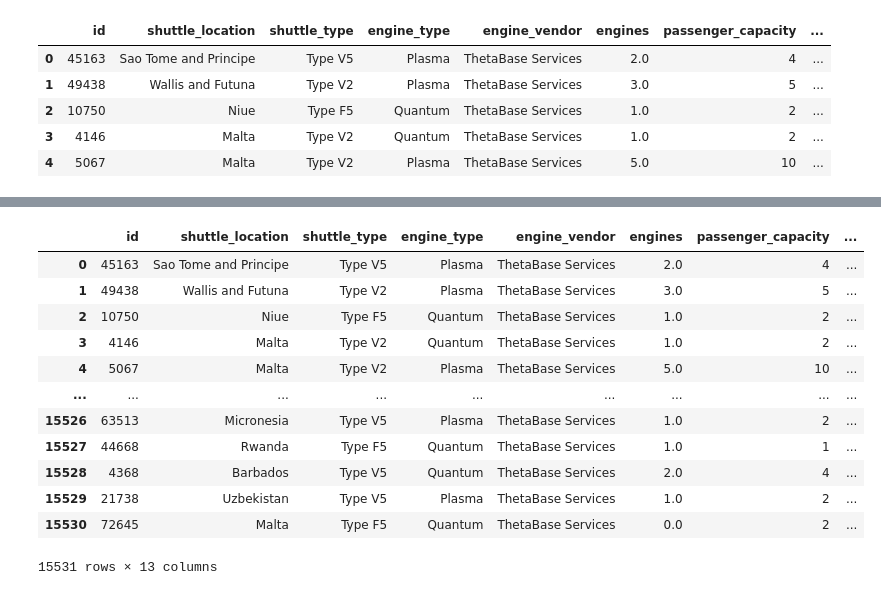
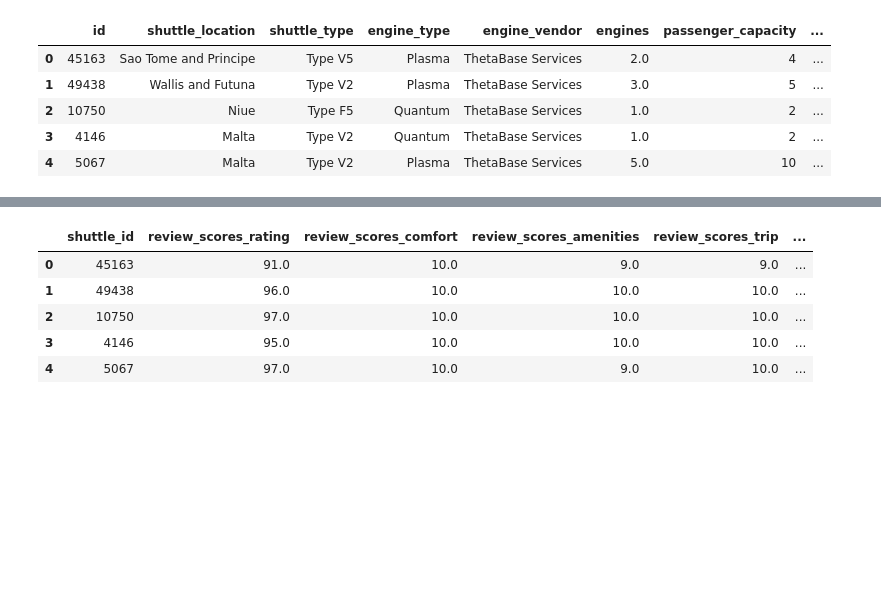
Before and after one commit to Alex-Drysdale/Projects_portfolio, a Jupyter notebook: Kedro/spaceflights/notebooks/data-exploration.ipynb, the cells around one changed output, grey strips where cells are left out. Cells and saved outputs as stored; diff of their text form; code cells hidden in the pictures; blank space fills up the shorter version.

```diff
--- a/Kedro/spaceflights/notebooks/data-exploration.ipynb
+++ b/Kedro/spaceflights/notebooks/data-exploration.ipynb
@@ -137,5 +137,5 @@ shuttles.head()
 | 3 | 4146 | Malta | Type V2 | Quantum | ThetaBase Services | 1.0 | 2 | ... |
 | 4 | 5067 | Malta | Type V2 | Plasma | ThetaBase Services | 5.0 | 10 | ... |
 # %%
-catalog.load('reviews')
+reviews = catalog.load('reviews')
 # %% [output]
@@ -157,3 +143,3 @@ catalog.load('reviews')
 # %%
-catalog.load('shuttles') # don't have to specify what filetype or path!!
+reviews.head()
 # %% [output]
@@ -161,14 +146,7 @@ catalog.load('shuttles') # don't have to specify what filetype or path!!
 [interactive output not drawn]
-|  | id | shuttle_location | shuttle_type | engine_type | engine_vendor | engines | passenger_capacity | ... |
-| 0 | 45163 | Sao Tome and Principe | Type V5 | Plasma | ThetaBase Services | 2.0 | 4 | ... |
-| 1 | 49438 | Wallis and Futuna | Type V2 | Plasma | ThetaBase Services | 3.0 | 5 | ... |
-| 2 | 10750 | Niue | Type F5 | Quantum | ThetaBase Services | 1.0 | 2 | ... |
-| 3 | 4146 | Malta | Type V2 | Quantum | ThetaBase Services | 1.0 | 2 | ... |
-| 4 | 5067 | Malta | Type V2 | Plasma | ThetaBase Services | 5.0 | 10 | ... |
-| ... | ... | ... | ... | ... | ... | ... | ... | ... |
-| 15526 | 63513 | Micronesia | Type V5 | Plasma | ThetaBase Services | 1.0 | 2 | ... |
-| 15527 | 44668 | Rwanda | Type F5 | Quantum | ThetaBase Services | 1.0 | 1 | ... |
-| 15528 | 4368 | Barbados | Type V5 | Quantum | ThetaBase Services | 2.0 | 4 | ... |
-| 15529 | 21738 | Uzbekistan | Type V5 | Plasma | ThetaBase Services | 1.0 | 2 | ... |
-| 15530 | 72645 | Malta | Type F5 | Quantum | ThetaBase Services | 0.0 | 2 | ... |
+|  | shuttle_id | review_scores_rating | review_scores_comfort | review_scores_amenities | review_scores_trip | ... |
+| 0 | 45163 | 91.0 | 10.0 | 9.0 | 9.0 | ... |
+| 1 | 49438 | 96.0 | 10.0 | 10.0 | 10.0 | ... |
+| 2 | 10750 | 97.0 | 10.0 | 10.0 | 10.0 | ... |
+| 3 | 4146 | 95.0 | 10.0 | 10.0 | 10.0 | ... |
+| 4 | 5067 | 97.0 | 10.0 | 9.0 | 10.0 | ... |
-15531 rows × 13 columns
```
Also changed, not shown: parts of 8 cells of this notebook, 5 other files.
